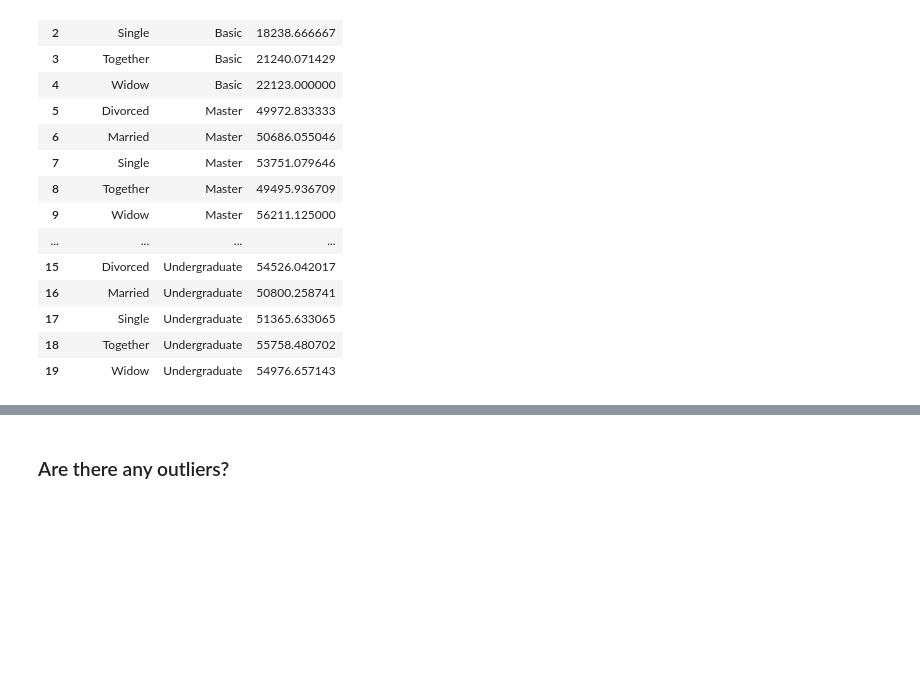
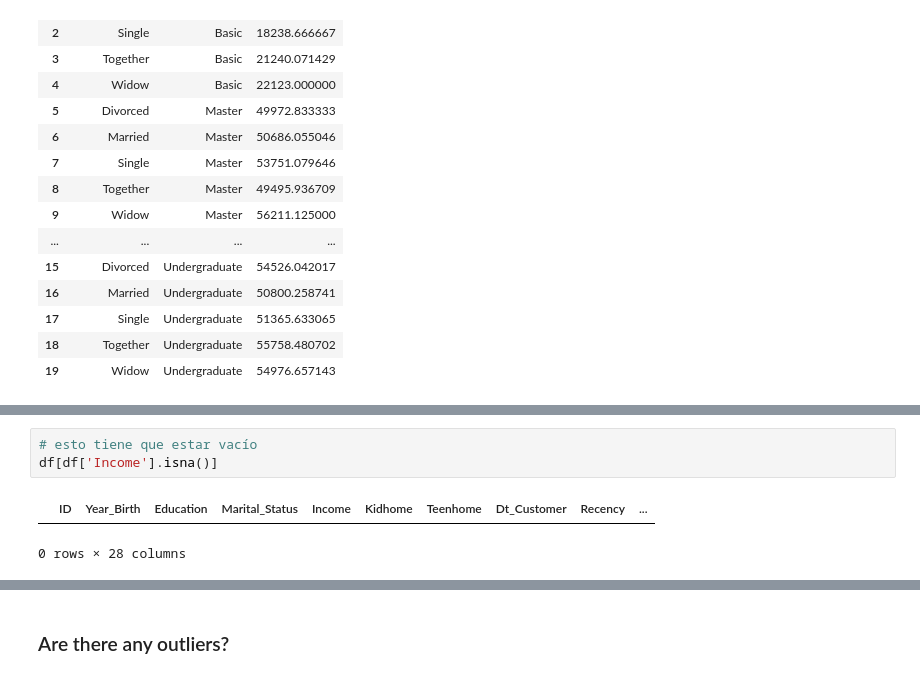
Before and after one commit to andres-troiano/Marketing-Analytics, a Jupyter notebook: Marketing Analytics Project.ipynb, the cells around one changed output, grey strips where cells are left out. Drawn from its saved outputs; the diff is of its cells as text; blank space fills up the shorter version.

```diff
--- a/Marketing Analytics Project.ipynb
+++ b/Marketing Analytics Project.ipynb
@@ -311,0 +461,6 @@ pd.melt(average_income, id_vars=['Marital_Status'], value_vars=['Basic', 'Master
+# %%
+# esto tiene que estar vacío
+df[df['Income'].isna()]
+# %% [output]
+|  | ID | Year_Birth | Education | Marital_Status | Income | Kidhome | Teenhome | Dt_Customer | Recency | ... |
+0 rows × 28 columns
```
Also changed, not shown: parts of 23 cells of this notebook.
